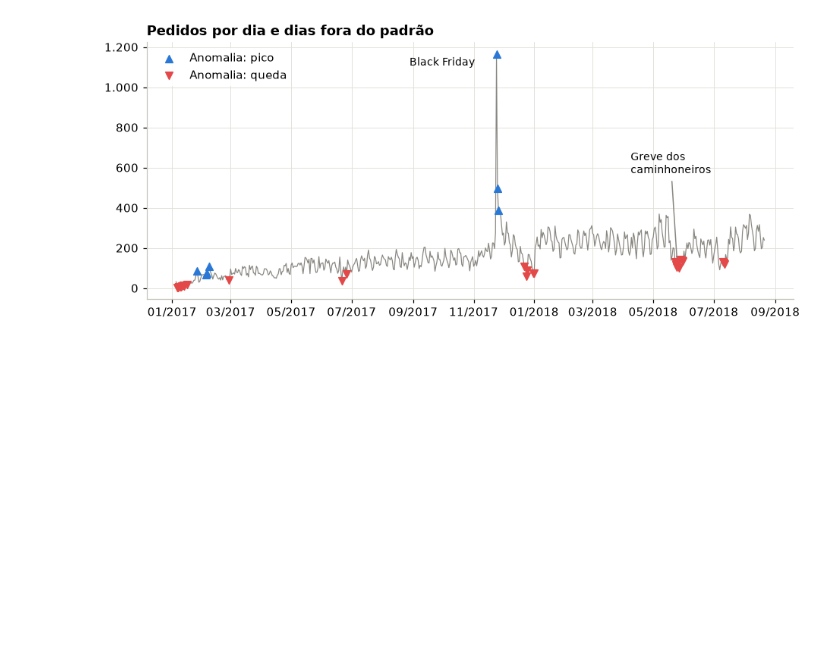
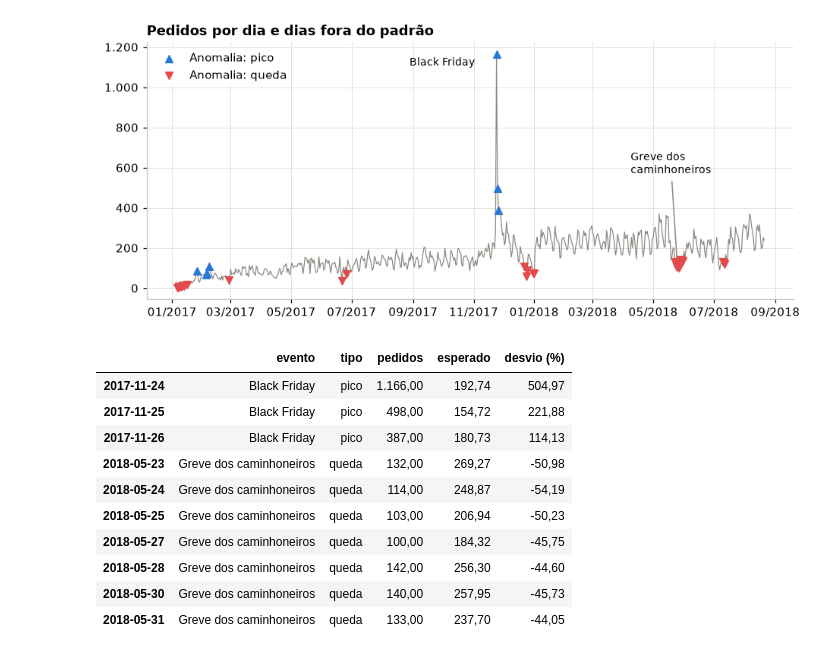
Before and after one commit to EduardoHenrique15/Sales-IA-Dashboard, a Jupyter notebook: notebooks/analise_olist.ipynb, the cells around one changed output. Drawn from its saved outputs; the diff is of its cells as text; code cells hidden in the pictures; blank space fills up the shorter version.

```diff
--- a/notebooks/analise_olist.ipynb
+++ b/notebooks/analise_olist.ipynb
@@ -490,6 +500,29 @@ outros                      5
 Natal e Ano-Novo            5
 Black Friday                3
 [figure]
+# %%
+# os dias marcados nos dois eventos reais, com o valor esperado pelo padrão
+table = found.assign(evento=labeled).query("evento in ['Black Friday', 'Greve dos caminhoneiros']").sort_index()
+table[["evento", "kind", "value", "expected", "deviation_pct"]].rename(
+    columns={
+        "kind": "tipo",
+        "value": "pedidos",
+        "expected": "esperado",
+        "deviation_pct": "desvio (%)",
+    }
+)
+# %% [output]
+|  | evento | tipo | pedidos | esperado | desvio (%) |
+| 2017-11-24 | Black Friday | pico | 1.166,00 | 192,74 | 504,97 |
+| 2017-11-25 | Black Friday | pico | 498,00 | 154,72 | 221,88 |
+| 2017-11-26 | Black Friday | pico | 387,00 | 180,73 | 114,13 |
+| 2018-05-23 | Greve dos caminhoneiros | queda | 132,00 | 269,27 | -50,98 |
+| 2018-05-24 | Greve dos caminhoneiros | queda | 114,00 | 248,87 | -54,19 |
+| 2018-05-25 | Greve dos caminhoneiros | queda | 103,00 | 206,94 | -50,23 |
+| 2018-05-27 | Greve dos caminhoneiros | queda | 100,00 | 184,32 | -45,75 |
+| 2018-05-28 | Greve dos caminhoneiros | queda | 142,00 | 256,30 | -44,60 |
+| 2018-05-30 | Greve dos caminhoneiros | queda | 140,00 | 257,95 | -45,73 |
+| 2018-05-31 | Greve dos caminhoneiros | queda | 133,00 | 237,70 | -44,05 |
 # %% [markdown]
 - A **Black Friday** de 2017 aparece com +505% de pedidos (3 dias marcados, de sexta a domingo).
 - A **greve dos caminhoneiros** (21 a 31 de maio de 2018), que parou o transporte de cargas no país, aparece como
```
Also changed, not shown: parts of 3 cells of this notebook, 44 other files.
